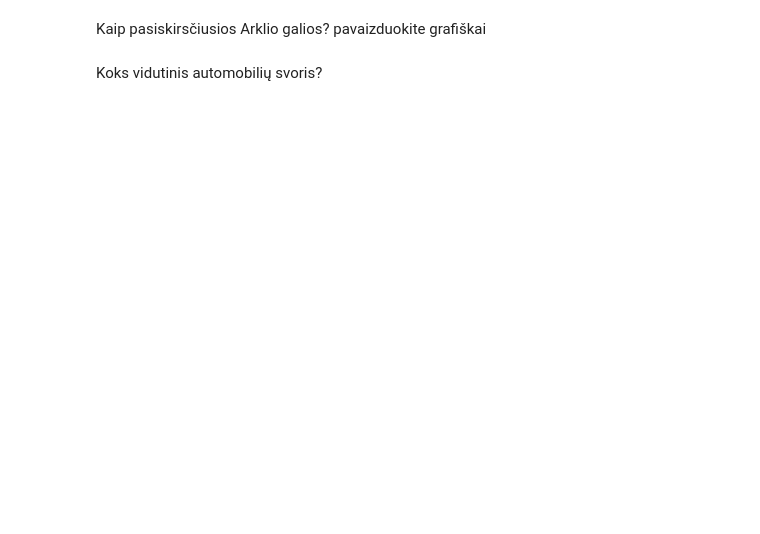
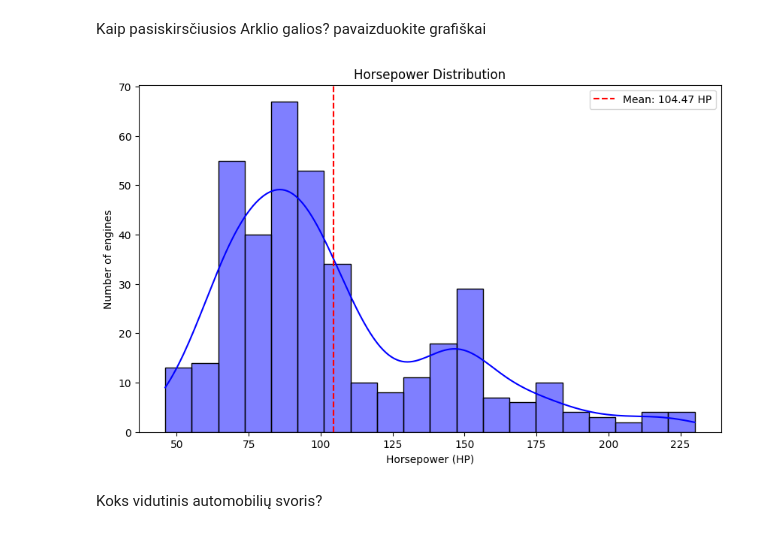
Before and after one commit to ItanasMin/Bit-Data-Analysis, a Jupyter notebook: statistics/labs/Statistics_Practice_automobiliai.ipynb, the cells around one changed output. Drawn from its saved outputs; the diff is of its cells as text; code cells hidden in the pictures; blank space fills up the shorter version.

```diff
--- a/statistics/labs/Statistics_Practice_automobiliai.ipynb
+++ b/statistics/labs/Statistics_Practice_automobiliai.ipynb
@@ -13,4 +48,17 @@ Kaip pasiskirsčiusios kuro sąnaudos? pavaizduokite grafiškai
 # %% [markdown]
 Kaip pasiskirsčiusios Arklio galios? pavaizduokite grafiškai
+# %%
+plt.figure(figsize=(10, 6))
+ax = sns.histplot(df["arklio_galios"], kde=True, color="blue", bins=20)
+mean_val = df["arklio_galios"].mean()
+plt.axvline(mean_val, color='red', linestyle='--', label=f'Mean: {mean_val:.2f} HP')
+
+plt.title('Horsepower Distribution')
+plt.xlabel('Horsepower (HP)')
+plt.ylabel('Number of engines')
+plt.legend()
+plt.show()
+# %% [output]
+[figure, added]
 # %% [markdown]
 Koks vidutinis automobilių svoris?
```
Also changed, not shown: parts of 5 cells of this notebook.
